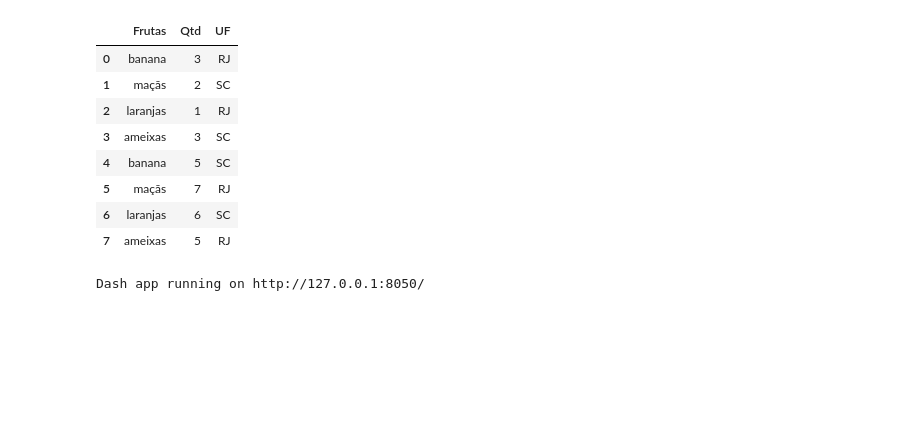
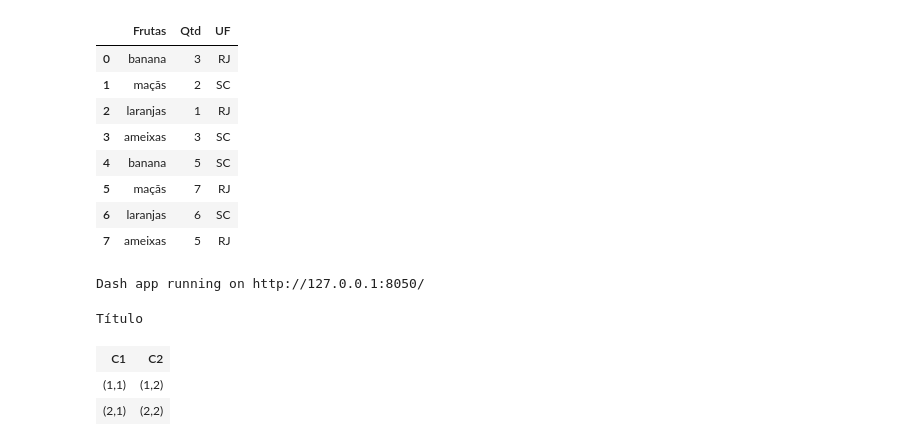
Before and after one commit to emariot/Dash, a Jupyter notebook: estudo/estudos_1.ipynb, the cells around one changed output. Saved outputs shown, nothing was run; the diff lists cells and outputs as text; code cells hidden in the pictures; blank space fills up the shorter version.

```diff
--- a/estudo/estudos_1.ipynb
+++ b/estudo/estudos_1.ipynb
@@ -63,3 +64,42 @@ app.layout = html.Div([
 app.run_server(mode="external")
 # %% [output]
 Dash app running on http://127.0.0.1:8050/
+# %%
+stile = '''
+<style>
+th{
+    background-color:#55FF33
+}
+td{
+    background-color:#00FFFF
+}
+h1{
+    background-color:#80ced6
+}
+body{
+    margin:10px
+}
+</style>
+'''
+table = ''' <h1>Título</h1> %s
+<table>
+<tr>
+<th>C1</th>
+<th>C2</th>
+</tr>
+<tr>
+<td>(1,1)</td>
+<td>(1,2)</td>
+</tr>
+<tr>
+<td>(2,1)</td>
+<td>(2,2)</td>
+</tr>
+</table>'''
+whole = table % stile
+HTML(whole)
+# %% [output]
+Título
+| C1 | C2 |
+| (1,1) | (1,2) |
+| (2,1) | (2,2) |
```
Also changed, not shown: parts of 11 cells of this notebook.
